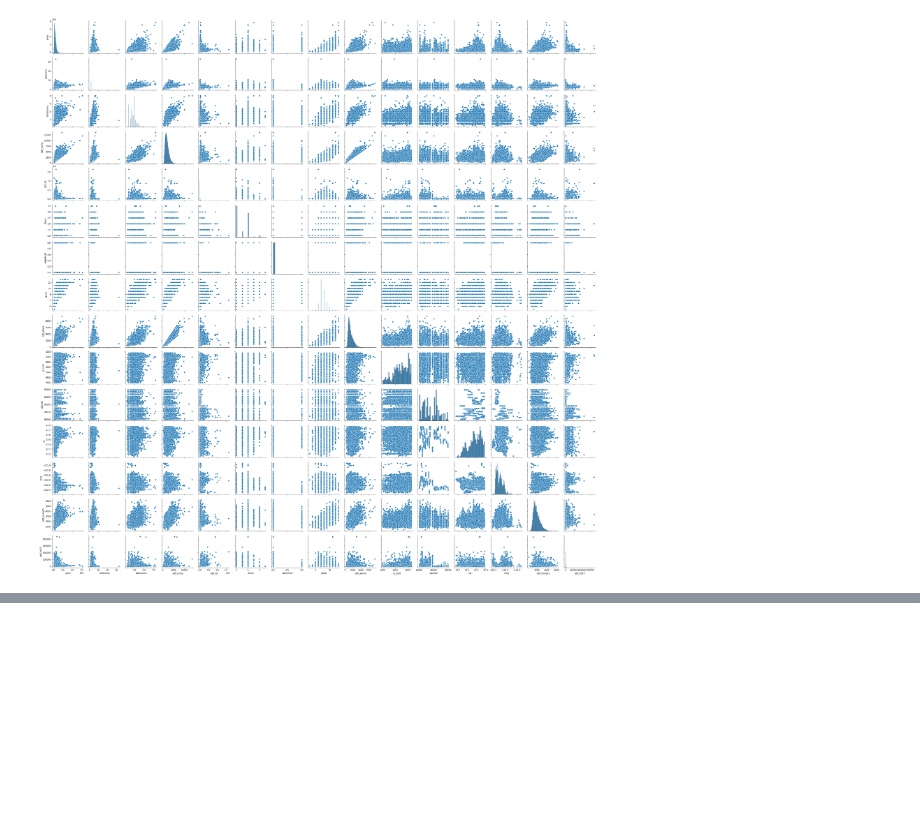
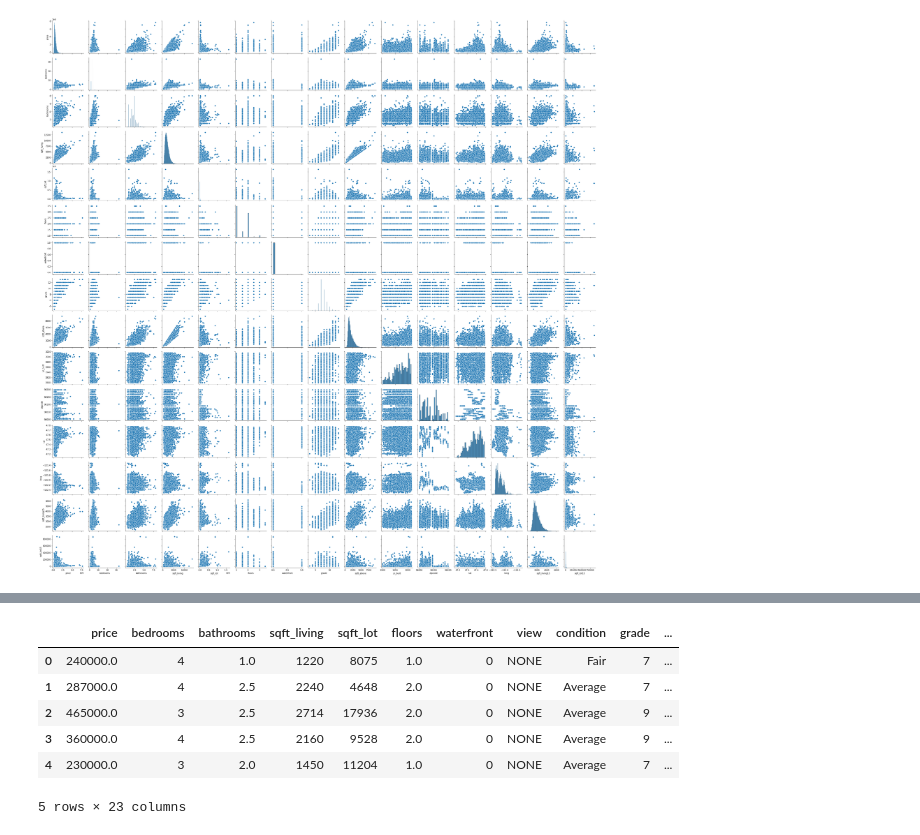
Before and after one commit to aliceagrawal/King-County-House-Sales, a Jupyter notebook: Marshalls Notebook.ipynb, the cells around one changed output, grey strips where cells are left out. Saved outputs shown, nothing was run; the diff lists cells and outputs as text; code cells hidden in the pictures; blank space fills up the shorter version.

Commit message:
adding merged csv

```diff
--- a/Marshalls Notebook.ipynb
+++ b/Marshalls Notebook.ipynb
@@ -131,0 +246,2 @@ house
+# %%
+king_data_compact =king_data.drop(columns=['City','County','Land Area (Sq. Miles)','Land Area (Sq. Kilometers)','zip'])
@@ -131,0 +329,2 @@ house
+# %%
+king_data_compact['Land Area (Sq. Meters)']= king_data_compact['Land Area (Sq. Meters)'].astype(int)
@@ -131,0 +346,2 @@ house
+# %%
+king_data_compact['density'] = king_data_compact['pop'] / king_data_compact['Land Area (Sq. Meters)']
@@ -131,0 +357,16 @@ house
+# %%
+merged_king_data = pd.merge(
+    house,
+    king_data_compact,
+    how="inner",
+    on=None,
+    left_on="zipcode",
+    right_on='ZIP Code',
+    left_index=False,
+    right_index=False,
+    sort=True,
+    suffixes=("_x", "_y"),
+    copy=True,
+    indicator=False,
+    validate=None,
+)
@@ -131,0 +393,10 @@ house
+# %%
+merged_king_data.head()
+# %% [output]
+|  | price | bedrooms | bathrooms | sqft_living | sqft_lot | floors | waterfront | view | condition | grade | ... |
+| 0 | 240000.0 | 4 | 1.0 | 1220 | 8075 | 1.0 | 0 | NONE | Fair | 7 | ... |
+| 1 | 287000.0 | 4 | 2.5 | 2240 | 4648 | 2.0 | 0 | NONE | Average | 7 | ... |
+| 2 | 465000.0 | 3 | 2.5 | 2714 | 17936 | 2.0 | 0 | NONE | Average | 9 | ... |
+| 3 | 360000.0 | 4 | 2.5 | 2160 | 9528 | 2.0 | 0 | NONE | Average | 9 | ... |
+| 4 | 230000.0 | 3 | 2.0 | 1450 | 11204 | 1.0 | 0 | NONE | Average | 7 | ... |
+5 rows × 23 columns
```
Also changed, not shown: parts of 26 cells of this notebook, 1 other file.
